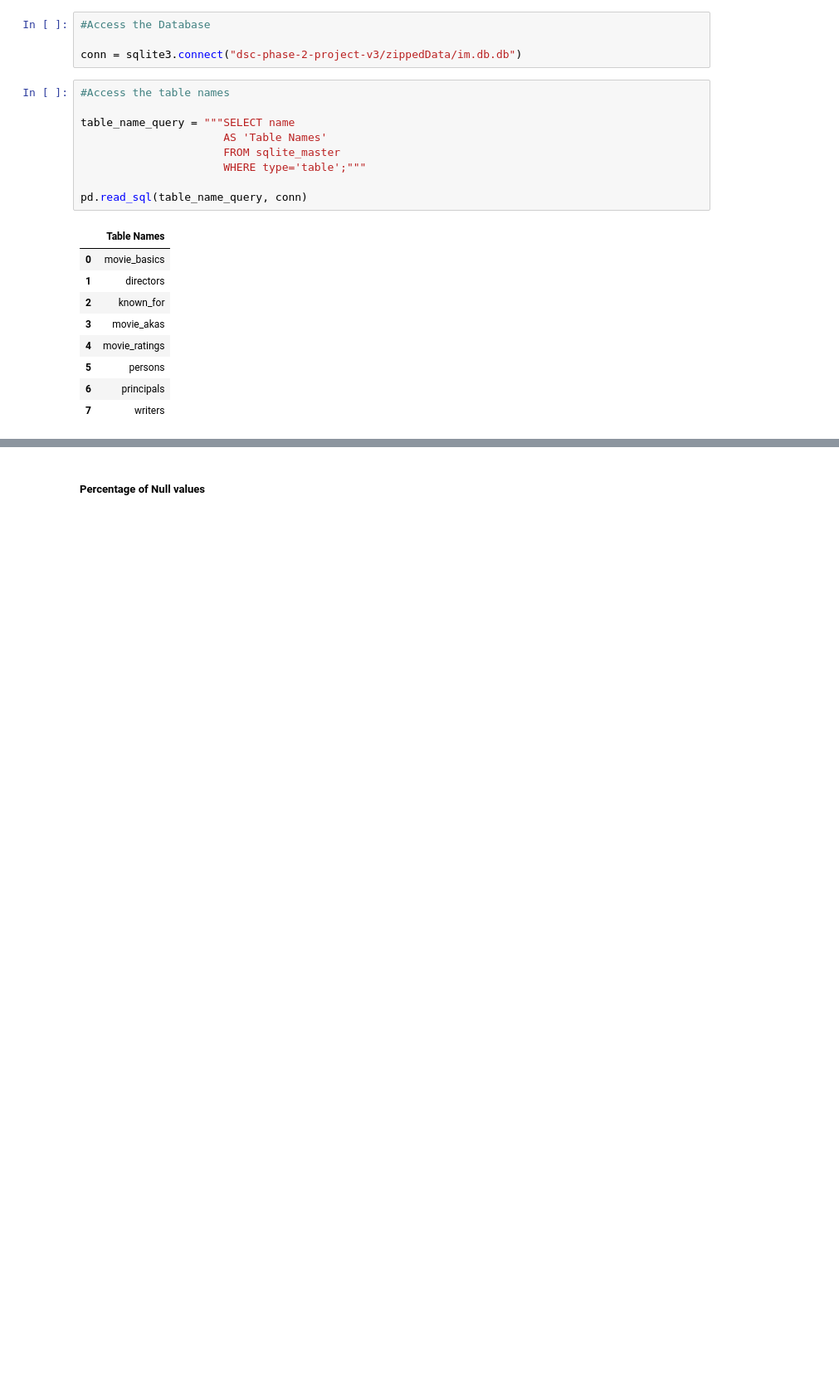
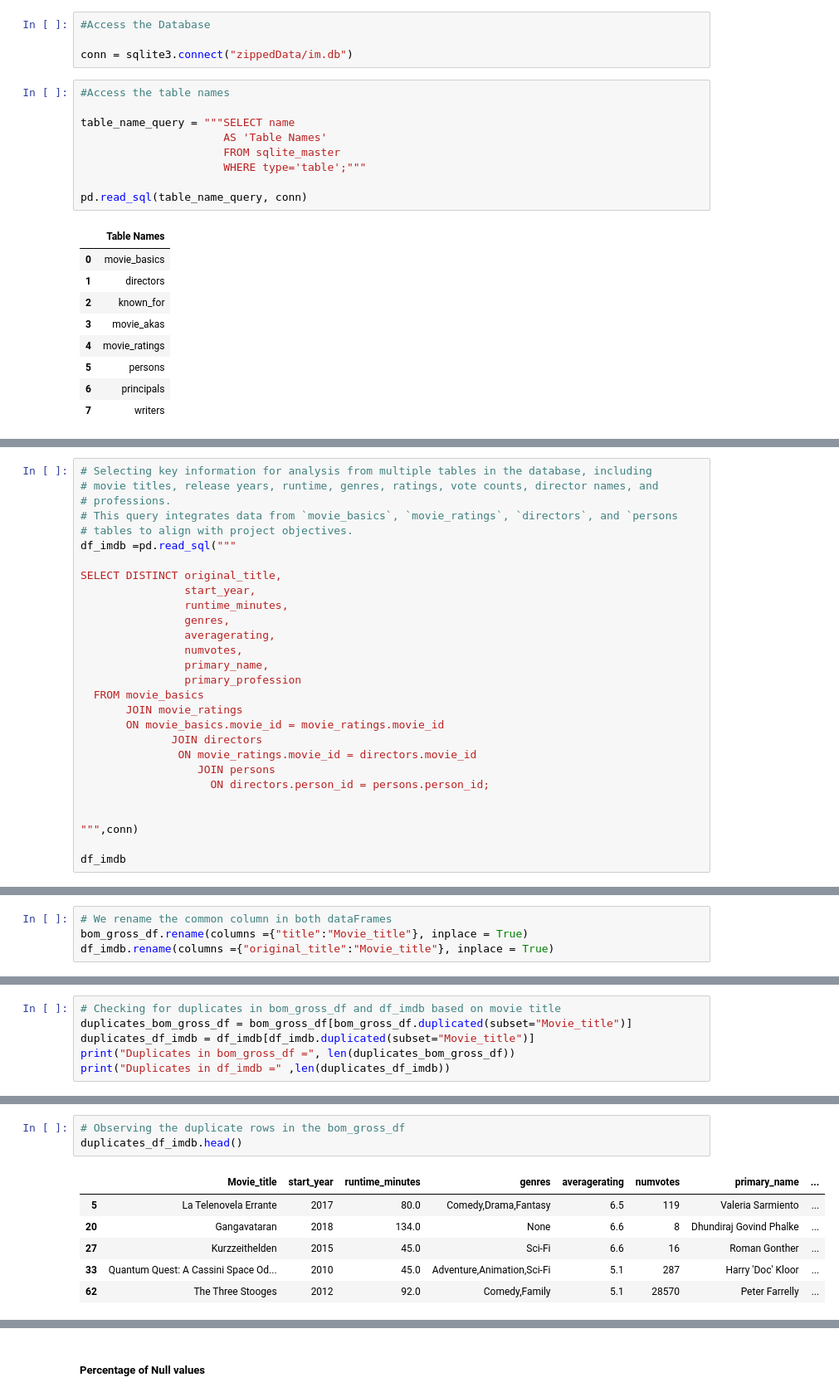
Before and after one commit to lilanhenry/phase2_group8_project, a Jupyter notebook: student.ipynb, the cells around one changed output, grey strips where cells are left out. Shown: that part at 83% size. Saved outputs shown, nothing was run; the diff lists cells and outputs as text; blank space fills up the shorter version.

Commit message:
Update to data importation and cleaning commentary

```diff
--- a/student.ipynb
+++ b/student.ipynb
@@ -106,7 +131,7 @@ bom_gross_df.head()
 # %%
 #Access the Database
 
-conn = sqlite3.connect("dsc-phase-2-project-v3/zippedData/im.db.db")
+conn = sqlite3.connect("zippedData/im.db")
 # %%
 #Access the table names
 
@@ -334,0 +172,28 @@ dtype: int64
+# %%
+# Selecting key information for analysis from multiple tables in the database, including
+# movie titles, release years, runtime, genres, ratings, vote counts, director names, and
+# professions.
+# This query integrates data from `movie_basics`, `movie_ratings`, `directors`, and `persons
+# tables to align with project objectives.
+df_imdb =pd.read_sql("""
+
+SELECT DISTINCT original_title,
+                start_year,
+                runtime_minutes,
+                genres,
+                averagerating,
+                numvotes,
+                primary_name,
+                primary_profession
+  FROM movie_basics
+       JOIN movie_ratings
+       ON movie_basics.movie_id = movie_ratings.movie_id
+              JOIN directors
+               ON movie_ratings.movie_id = directors.movie_id
+                  JOIN persons
+                    ON directors.person_id = persons.person_id;
+
+
+""",conn)
+
+df_imdb
@@ -334,0 +224,4 @@ dtype: int64
+# %%
+# We rename the common column in both dataFrames
+bom_gross_df.rename(columns ={"title":"Movie_title"}, inplace = True)
+df_imdb.rename(columns ={"original_title":"Movie_title"}, inplace = True)
@@ -334,0 +262,6 @@ dtype: int64
+# %%
+# Checking for duplicates in bom_gross_df and df_imdb based on movie title
+duplicates_bom_gross_df = bom_gross_df[bom_gross_df.duplicated(subset="Movie_title")]
+duplicates_df_imdb = df_imdb[df_imdb.duplicated(subset="Movie_title")]
+print("Duplicates in bom_gross_df =", len(duplicates_bom_gross_df))
+print("Duplicates in df_imdb =" ,len(duplicates_df_imdb))
@@ -334,0 +277,10 @@ dtype: int64
+# %%
+# Observing the duplicate rows in the bom_gross_df
+duplicates_df_imdb.head()
+# %% [output]
+|  | Movie_title | start_year | runtime_minutes | genres | averagerating | numvotes | primary_name | ... |
+| 5 | La Telenovela Errante | 2017 | 80.0 | Comedy,Drama,Fantasy | 6.5 | 119 | Valeria Sarmiento | ... |
+| 20 | Gangavataran | 2018 | 134.0 | None | 6.6 | 8 | Dhundiraj Govind Phalke | ... |
+| 27 | Kurzzeithelden | 2015 | 45.0 | Sci-Fi | 6.6 | 16 | Roman Gonther | ... |
+| 33 | Quantum Quest: A Cassini Space Od... | 2010 | 45.0 | Adventure,Animation,Sci-Fi | 5.1 | 287 | Harry 'Doc' Kloor | ... |
+| 62 | The Three Stooges | 2012 | 92.0 | Comedy,Family | 5.1 | 28570 | Peter Farrelly | ... |
```
Also changed, not shown: parts of 98 cells of this notebook.
